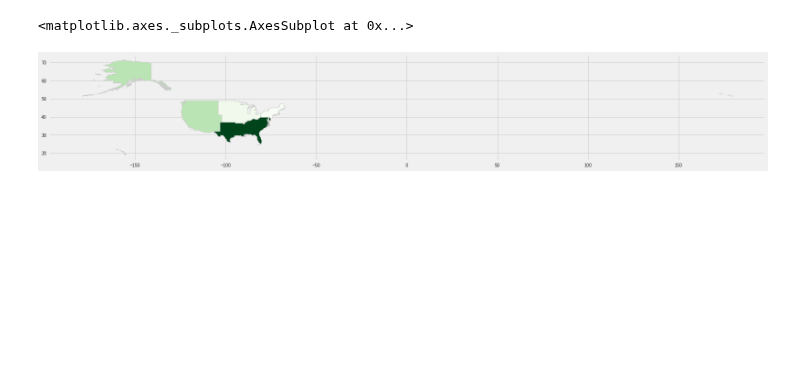
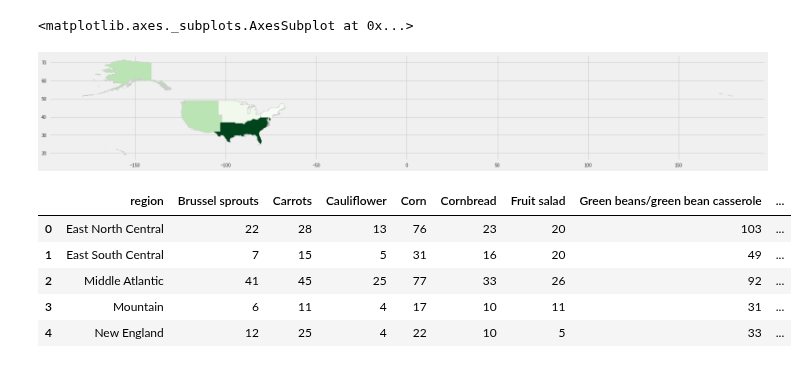
Before and after one commit to bloominstituteoftechnology/DS-Unit-1-Sprint-3-Data-Storytelling, a Jupyter notebook: module3-make-explanatory-visualizations/LS_DS_223_Make_explanatory_visualizations.ipynb, the cells around one changed output. Drawn from its saved outputs; the diff is of its cells as text; code cells hidden in the pictures; blank space fills up the shorter version.

Commit message:
further work on the map info

```diff
--- a/module3-make-explanatory-visualizations/LS_DS_223_Make_explanatory_visualizations.ipynb
+++ b/module3-make-explanatory-visualizations/LS_DS_223_Make_explanatory_visualizations.ipynb
@@ -529,3 +528,20 @@ merged.plot(column=variable, cmap='Greens', linewidth=0.8, ax=ax, edgecolor='0.8
 # %% [output]
 <matplotlib.axes._subplots.AxesSubplot at 0x...>
 [figure]
+# %%
+tg_mold = tg_mold.reset_index()
+# %%
+## need to include individual state info and what region they correspond to.
+## then it seems like manually assigning most popular side dish of each region
+## after looking at the data is the best way I can figure out how to make the
+## color fit
+
+tg_mold = tg_mold.rename(columns={'US Region': 'region'})
+tg_mold.head()
+# %% [output]
+|  | region | Brussel sprouts | Carrots | Cauliflower | Corn | Cornbread | Fruit salad | Green beans/green bean casserole | ... |
+| 0 | East North Central | 22 | 28 | 13 | 76 | 23 | 20 | 103 | ... |
+| 1 | East South Central | 7 | 15 | 5 | 31 | 16 | 20 | 49 | ... |
+| 2 | Middle Atlantic | 41 | 45 | 25 | 77 | 33 | 26 | 92 | ... |
+| 3 | Mountain | 6 | 11 | 4 | 17 | 10 | 11 | 31 | ... |
+| 4 | New England | 12 | 25 | 4 | 22 | 10 | 5 | 33 | ... |
```
Also changed, not shown: parts of 6 cells of this notebook.
